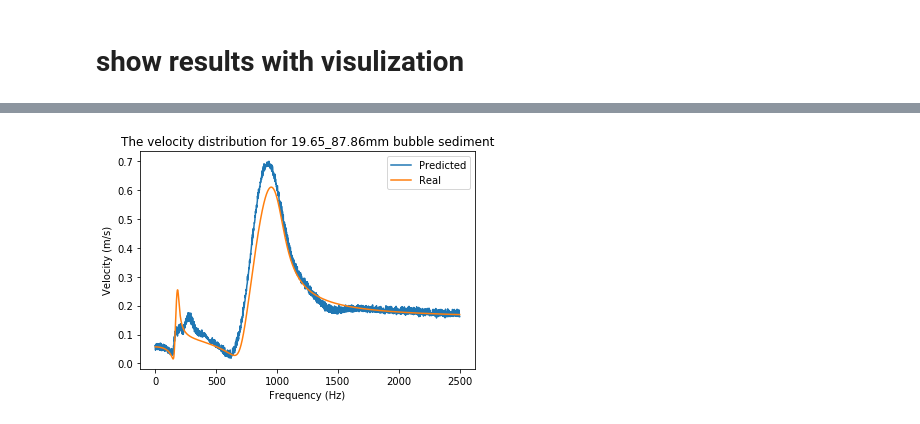
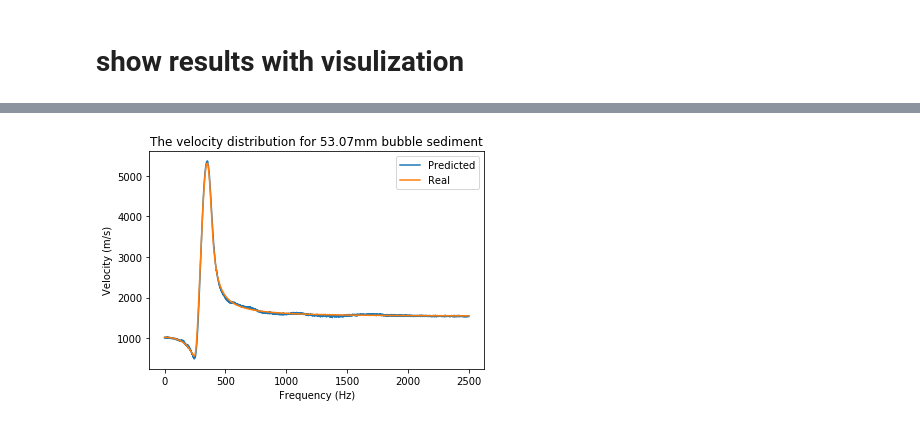
Before and after one commit to Amoshen/Velocity_Radius_Inversion_By_DL, a Jupyter notebook: Results_Visulization.ipynb, the cells around one changed output, grey strips where cells are left out. Cells and saved outputs as stored; diff of their text form; code cells hidden in the pictures.

```diff
--- a/Results_Visulization.ipynb
+++ b/Results_Visulization.ipynb
@@ -41,25 +41,27 @@ plt.show()
 # %%
 #plot prediction of velocity
 velocity = scipy.io.loadmat(os.path.join(root,'results','SimulateResults','TestResults_velocity_'+str(bubble_num)+'.mat'))
 data = np.float32(velocity['Prediction'])
 real = np.float32(velocity['GT'])
 radius = np.float32(velocity['Radius'])
 index = 3
 label1 = data[index,:].reshape(2500).flatten()
+label1 = re_normalization(label1,552.965576171875,5602.8720703125)
 label_real = real[index,:].reshape(2500).flatten()
+label_real = re_normalization(label_real,552.965576171875,5602.8720703125)
 label_radius = radius[index,:].reshape(-1)
 n = len(label_real)
 x = np.arange(0,n)
 plt.figure()
 plt.plot(x,label1,label='Predicted')
 plt.plot(x,label_real,label='Real')
 plt.xlabel('Frequency (Hz)')
 plt.ylabel('Velocity (m/s)')
-plt.title('The velocity distribution for {0:.2f}_{1:.2f}mm bubble sediment'.format(label_radius[0],label_radius[1]))
+plt.title('The velocity distribution for {0:.2f}mm bubble sediment'.format(label_radius[0]))
 plt.legend()
 plt.show()
 # %% [output]
-[figure, old version]
+[figure, new version]
 # %%
 #plot prediction of radius
 radius = scipy.io.loadmat(os.path.join(root,'results','SimulateResults','TestResults_radius_'+str(bubble_num)+'.mat'))
```
Also changed, not shown: parts of 4 cells of this notebook.
